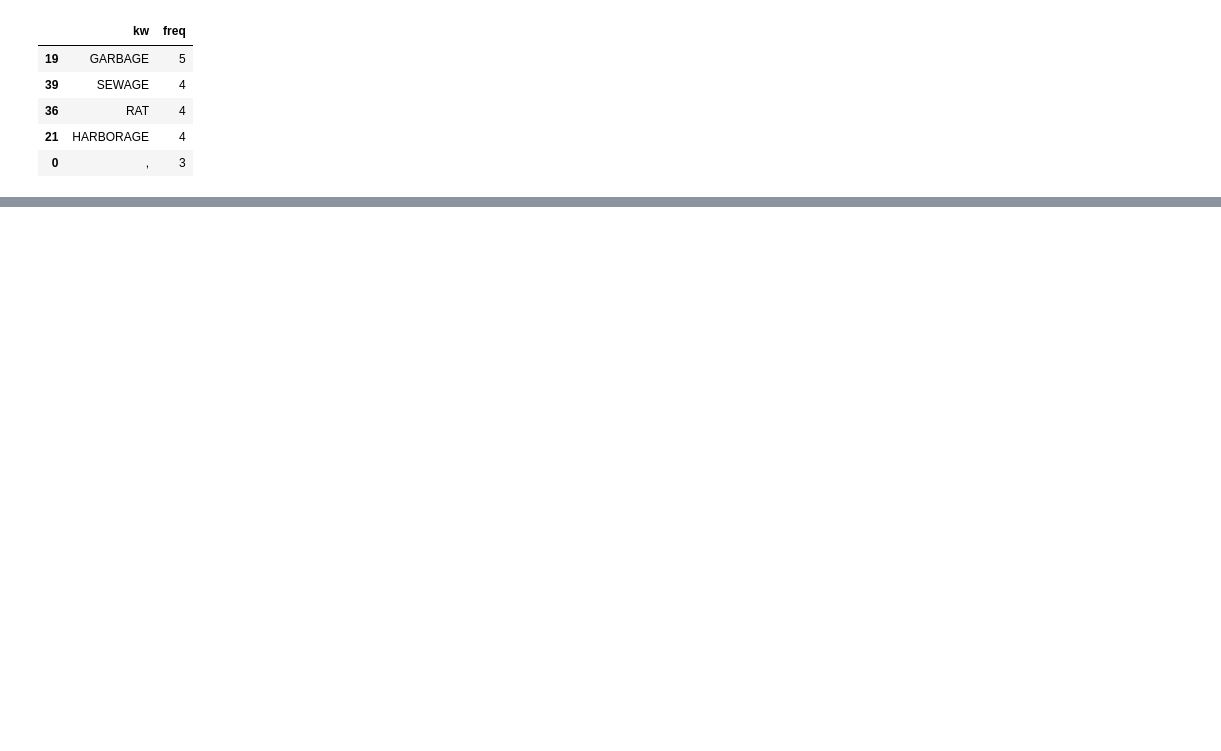
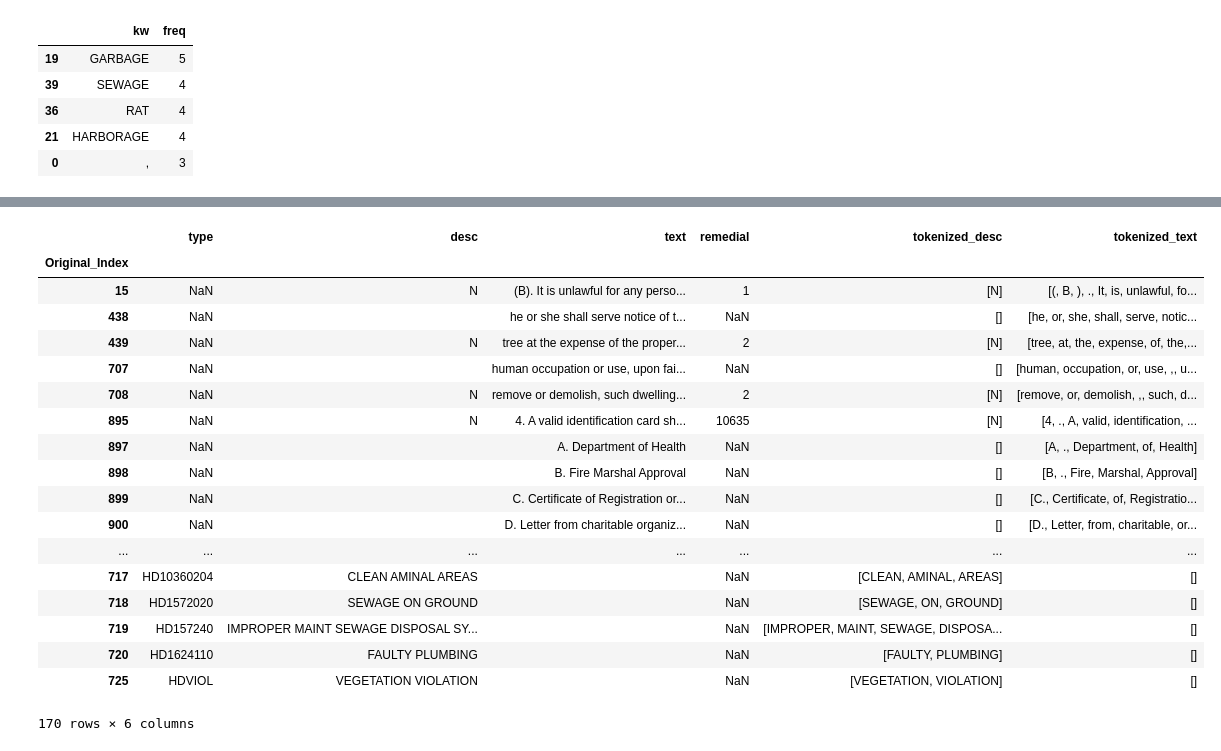
Before and after one commit to DEREJEGETU/data-question-2, a Jupyter notebook: notebooks/Mahesh.ipynb, the cells around one changed output, grey strips where cells are left out. Drawn from its saved outputs; the diff is of its cells as text; code cells hidden in the pictures; blank space fills up the shorter version.

Commit message:
Divided remainder into groups based on Type column.

```diff
--- a/notebooks/Mahesh.ipynb
+++ b/notebooks/Mahesh.ipynb
@@ -347,0 +367,24 @@ MCL_Chapter
+# %%
+remainder_BB = master_remainder[master_remainder.type.str.match(r"BB*", na = False)]
+remainder_noBB = master_remainder.drop(master_remainder[master_remainder.type.str.match(r"BB*", na = False)].index)
+remainder_noBB
+# %% [output]
+|  | type | desc | text | remedial | tokenized_desc | tokenized_text |
+| Original_Index |  |  |  |  |  |  |
+| 15 | NaN | N | (B). It is unlawful for any perso... | 1 | [N] | [(, B, ), ., It, is, unlawful, fo... |
+| 438 | NaN |  | he or she shall serve notice of t... | NaN | [] | [he, or, she, shall, serve, notic... |
+| 439 | NaN | N | tree at the expense of the proper... | 2 | [N] | [tree, at, the, expense, of, the,... |
+| 707 | NaN |  | human occupation or use, upon fai... | NaN | [] | [human, occupation, or, use, ,, u... |
+| 708 | NaN | N | remove or demolish, such dwelling... | 2 | [N] | [remove, or, demolish, ,, such, d... |
+| 895 | NaN | N | 4. A valid identification card sh... | 10635 | [N] | [4, ., A, valid, identification, ... |
+| 897 | NaN |  | A. Department of Health | NaN | [] | [A, ., Department, of, Health] |
+| 898 | NaN |  | B. Fire Marshal Approval | NaN | [] | [B, ., Fire, Marshal, Approval] |
+| 899 | NaN |  | C. Certificate of Registration or... | NaN | [] | [C., Certificate, of, Registratio... |
+| 900 | NaN |  | D. Letter from charitable organiz... | NaN | [] | [D., Letter, from, charitable, or... |
+| ... | ... | ... | ... | ... | ... | ... |
+| 717 | HD10360204 | CLEAN AMINAL AREAS |  | NaN | [CLEAN, AMINAL, AREAS] | [] |
+| 718 | HD1572020 | SEWAGE ON GROUND |  | NaN | [SEWAGE, ON, GROUND] | [] |
+| 719 | HD157240 | IMPROPER MAINT SEWAGE DISPOSAL SY... |  | NaN | [IMPROPER, MAINT, SEWAGE, DISPOSA... | [] |
+| 720 | HD1624110 | FAULTY PLUMBING |  | NaN | [FAULTY, PLUMBING] | [] |
+| 725 | HDVIOL | VEGETATION VIOLATION |  | NaN | [VEGETATION, VIOLATION] | [] |
+170 rows × 6 columns
```
Also changed, not shown: parts of 8 cells of this notebook.
